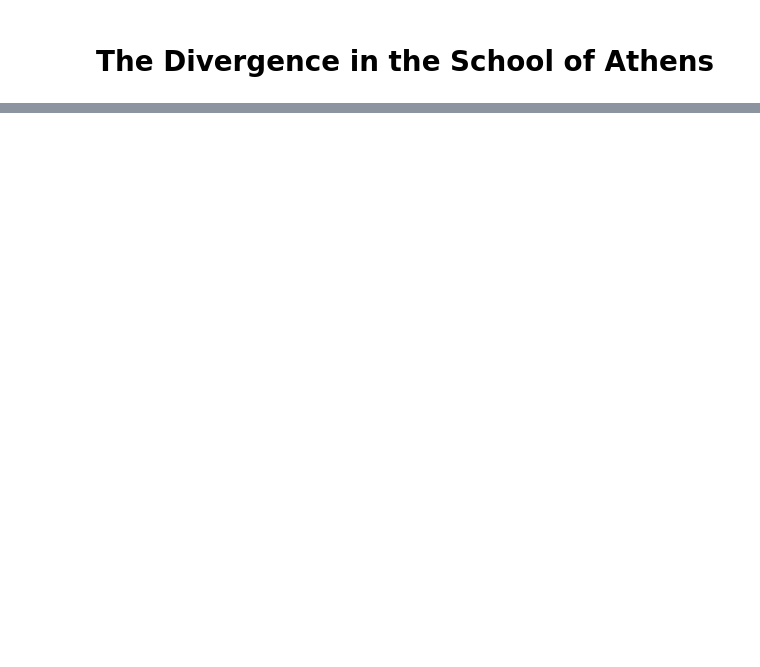
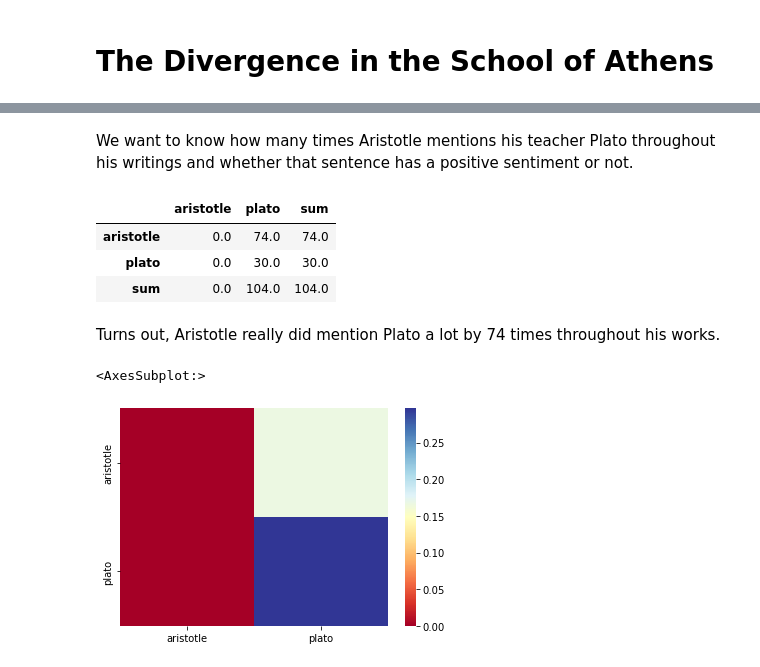
Before and after one commit to TZstatsADS/ads-spring2023-project1-denisesonia, a Jupyter notebook: doc/Denise Rahmadina_5243 Project 1.ipynb, the cells around one changed output, grey strips where cells are left out. Drawn from its saved outputs; the diff is of its cells as text; code cells hidden in the pictures; blank space fills up the shorter version.

```diff
--- a/doc/Denise Rahmadina_5243 Project 1.ipynb
+++ b/doc/Denise Rahmadina_5243 Project 1.ipynb
@@ -10,0 +140,53 @@
+# %% [markdown]
+We want to know how many times Aristotle mentions his teacher Plato throughout his writings and whether that sentence has a positive sentiment or not.
+# %%
+count_lists = []
+sentiment_lists = []
+for school_1 in school_list:
+    count_list = []
+    sentiment_list = []
+    school_1_data = df[df.school == school_1].reset_index()
+    for school_2 in school_list:
+        count = 0
+        positive = 0
+        for i in range(school_1_data.shape[0]):
+            if (school_1_data.sentence_lowered[i].find(school_2) != -1):
+                count += 1
+                if school_1_data.positive[i] > school_1_data.negative[i]:
+                    positive += school_1_data.positive[i]
+                elif school_1_data.positive[i] == school_1_data.negative[i]:
+                    positive += 0
+                else:
+                    positive -= school_1_data.negative[i]
+        count_list.append(count)
+        sentiment_list.append(positive)
+    count_lists.append(count_list)
+    sentiment_lists.append(sentiment_list)
+# %%
+mention_df = pd.DataFrame(count_lists)
+mention_df.columns = school_list
+mention_df.index = school_list
+mention_df['sum'] = mention_df.apply(sum, axis = 1)
+mention_df.loc['sum',:] = mention_df.apply(sum, axis = 0)
+mention_df
+# %% [output]
+|  | aristotle | plato | sum |
+| aristotle | 0.0 | 74.0 | 74.0 |
+| plato | 0.0 | 30.0 | 30.0 |
+| sum | 0.0 | 104.0 | 104.0 |
+# %% [markdown]
+Turns out, Aristotle really did mention Plato a lot by 74 times throughout his works.
+# %%
+positive_df = pd.DataFrame(sentiment_lists)
+positive_df.columns = school_list
+positive_df.index = school_list
+for i in range(positive_df.shape[0]):
+    for j in range(positive_df.shape[1]):
+        if mention_df.iloc[i,j] >= 10:
+            positive_df.iloc[i,j] = positive_df.iloc[i,j]/mention_df.iloc[i,j]
+        else:
+            positive_df.iloc[i,j] = 0
+sns.heatmap(positive_df, cmap="RdYlBu")
+# %% [output]
+<AxesSubplot:>
+[figure, added]
```
Also changed, not shown: parts of 17 cells of this notebook, 1 other file.
